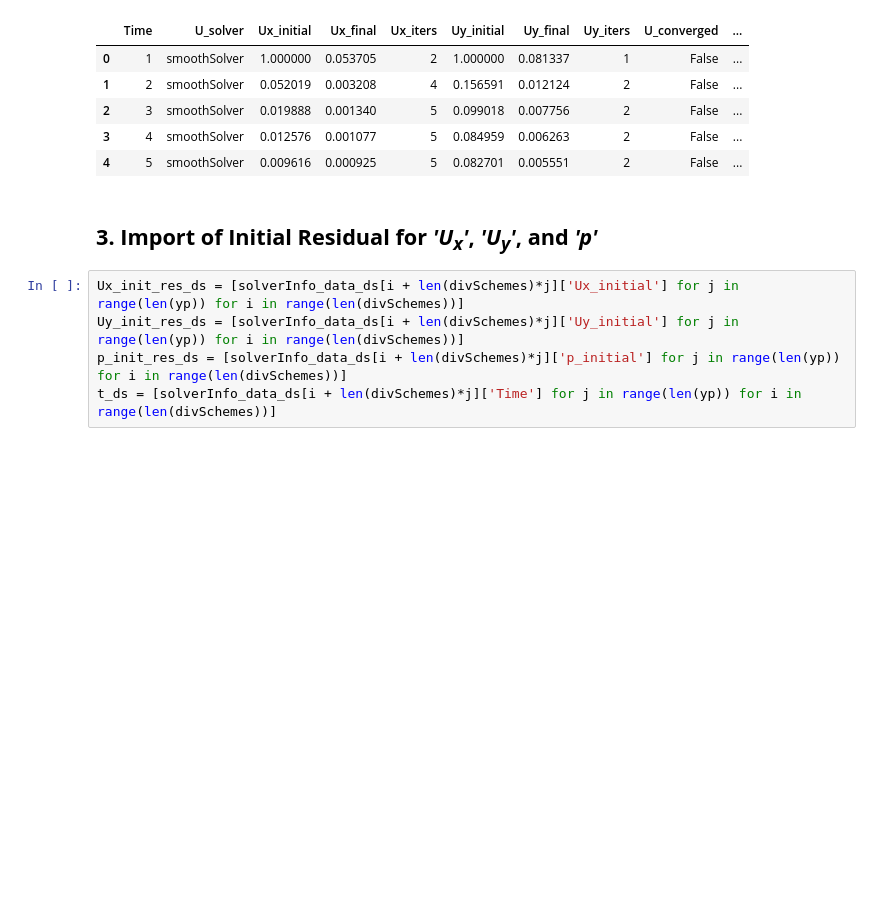
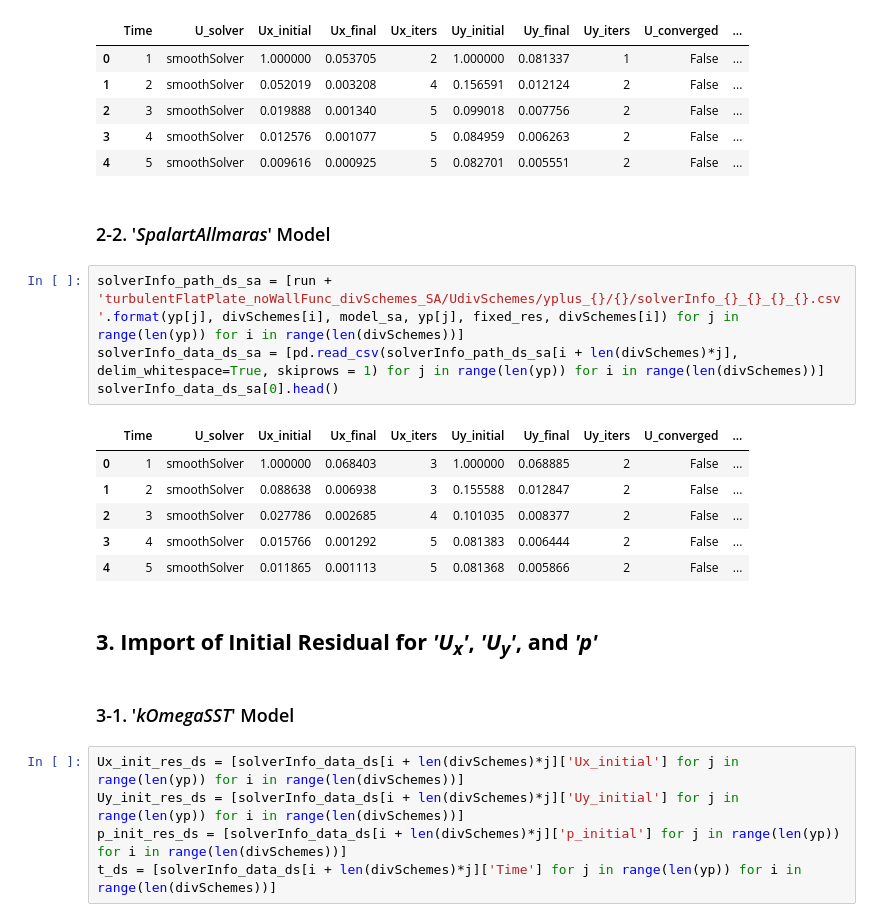
Before and after one commit to AndreWeiner/wall_modeling, a Jupyter notebook: notebooks/PlotResiduals_divSchemes.ipynb, the cells around one changed output. Saved outputs shown, nothing was run; the diff lists cells and outputs as text; blank space fills up the shorter version.

```diff
--- a/notebooks/PlotResiduals_divSchemes.ipynb
+++ b/notebooks/PlotResiduals_divSchemes.ipynb
@@ -38,8 +41,23 @@ solverInfo_data_ds[0].head()
 | 2 | 3 | smoothSolver | 0.019888 | 0.001340 | 5 | 0.099018 | 0.007756 | 2 | False | ... |
 | 3 | 4 | smoothSolver | 0.012576 | 0.001077 | 5 | 0.084959 | 0.006263 | 2 | False | ... |
 | 4 | 5 | smoothSolver | 0.009616 | 0.000925 | 5 | 0.082701 | 0.005551 | 2 | False | ... |
+# %% [markdown]
+### 2-2. '*SpalartAllmaras*' Model
+# %%
+solverInfo_path_ds_sa = [run + 'turbulentFlatPlate_noWallFunc_divSchemes_SA/UdivSchemes/yplus_{}/{}/solverInfo_{}_{}_{}_{}.csv'.format(yp[j], divSchemes[i], model_sa, yp[j], fixed_res, divSchemes[i]) for j in range(len(yp)) for i in range(len(divSchemes))]
+solverInfo_data_ds_sa = [pd.read_csv(solverInfo_path_ds_sa[i + len(divSchemes)*j], delim_whitespace=True, skiprows = 1) for j in range(len(yp)) for i in range(len(divSchemes))]
+solverInfo_data_ds_sa[0].head()
+# %% [output]
+|  | Time | U_solver | Ux_initial | Ux_final | Ux_iters | Uy_initial | Uy_final | Uy_iters | U_converged | ... |
+| 0 | 1 | smoothSolver | 1.000000 | 0.068403 | 3 | 1.000000 | 0.068885 | 2 | False | ... |
+| 1 | 2 | smoothSolver | 0.088638 | 0.006938 | 3 | 0.155588 | 0.012847 | 2 | False | ... |
+| 2 | 3 | smoothSolver | 0.027786 | 0.002685 | 4 | 0.101035 | 0.008377 | 2 | False | ... |
+| 3 | 4 | smoothSolver | 0.015766 | 0.001292 | 5 | 0.081383 | 0.006444 | 2 | False | ... |
+| 4 | 5 | smoothSolver | 0.011865 | 0.001113 | 5 | 0.081368 | 0.005866 | 2 | False | ... |
 # %% [markdown]
 ## **3. Import of Initial Residual for *'U<sub>x</sub>'*, *'U<sub>y</sub>'*, and *'p'***
+# %% [markdown]
+### 3-1. '*kOmegaSST*' Model
 # %%
 Ux_init_res_ds = [solverInfo_data_ds[i + len(divSchemes)*j]['Ux_initial'] for j in range(len(yp)) for i in range(len(divSchemes))]
 Uy_init_res_ds = [solverInfo_data_ds[i + len(divSchemes)*j]['Uy_initial'] for j in range(len(yp)) for i in range(len(divSchemes))]
```
Also changed, not shown: parts of 9 cells of this notebook.
